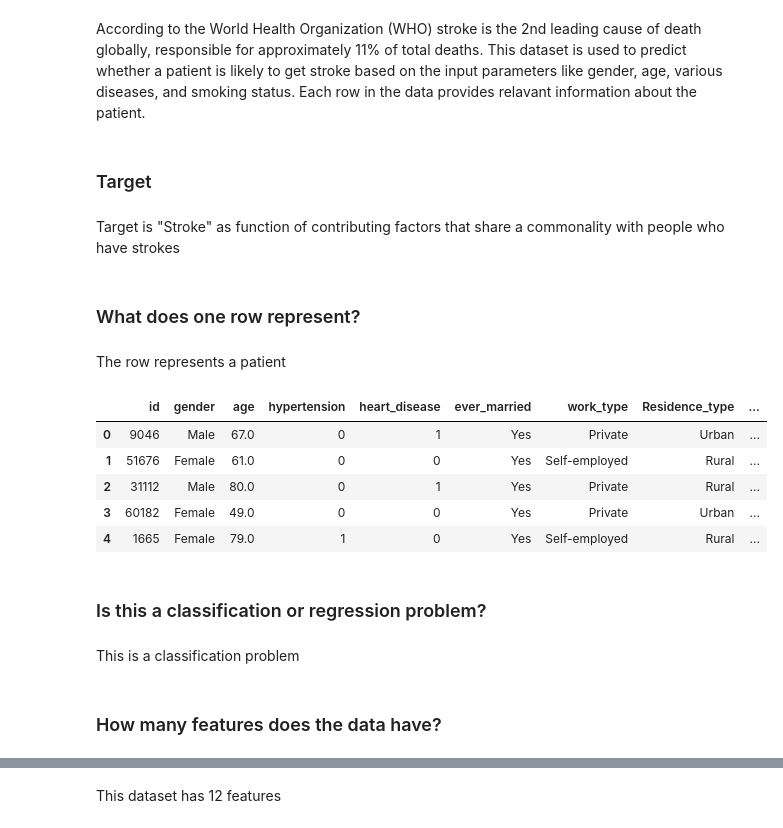
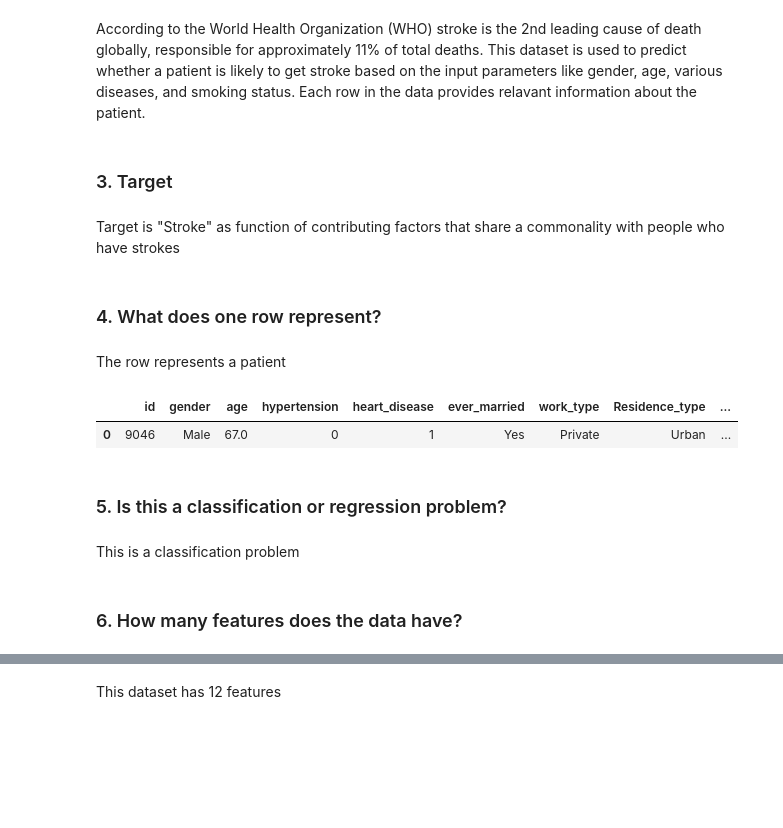
Before and after one commit to PaulLipska/Coding_Dojo_Project_2, a Jupyter notebook: Project2_Part_1.ipynb, the cells around one changed output, grey strips where cells are left out. Saved outputs shown, nothing was run; the diff lists cells and outputs as text; code cells hidden in the pictures; blank space fills up the shorter version.

```diff
--- a/Project2_Part_1.ipynb
+++ b/Project2_Part_1.ipynb
@@ -17,30 +17,26 @@ https://www.kaggle.com/datasets/fedesoriano/stroke-prediction-dataset
 According to the World Health Organization (WHO) stroke is the 2nd leading cause of death globally, responsible for approximately 11% of total deaths.
 This dataset is used to predict whether a patient is likely to get stroke based on the input parameters like gender, age, various diseases, and smoking status. Each row in the data provides relavant information about the patient.
 # %% [markdown]
-### Target
+### 3. Target
 # %% [markdown]
 Target is "Stroke" as function of contributing factors that share a commonality with people who have strokes
 # %% [markdown]
-### What does one row represent?
+### 4. What does one row represent?
 # %% [markdown]
 The row represents a patient
 # %%
 import pandas as pd
 url = 'https://docs.google.com/spreadsheets/d/e/2PACX-1vSL6N5Ag95sphKFojQBp-pJBbmZeIFFMPizEDHCdXomjDZWJJlEy0vlaEFQJYCzYK1JytY6JfxdppHO/pub?output=csv'
 df = pd.read_csv(url)
-df.head()
+df.head(1)
 # %% [output]
 |  | id | gender | age | hypertension | heart_disease | ever_married | work_type | Residence_type | ... |
 | 0 | 9046 | Male | 67.0 | 0 | 1 | Yes | Private | Urban | ... |
-| 1 | 51676 | Female | 61.0 | 0 | 0 | Yes | Self-employed | Rural | ... |
-| 2 | 31112 | Male | 80.0 | 0 | 1 | Yes | Private | Rural | ... |
-| 3 | 60182 | Female | 49.0 | 0 | 0 | Yes | Private | Urban | ... |
-| 4 | 1665 | Female | 79.0 | 1 | 0 | Yes | Self-employed | Rural | ... |
 # %% [markdown]
-### Is this a classification or regression problem?
+### 5. Is this a classification or regression problem?
 # %% [markdown]
 This is a classification problem
 # %% [markdown]
-###  How many features does the data have?
+###  6. How many features does the data have?
 # %%
 df.shape
```
Also changed, not shown: parts of 63 cells of this notebook.
